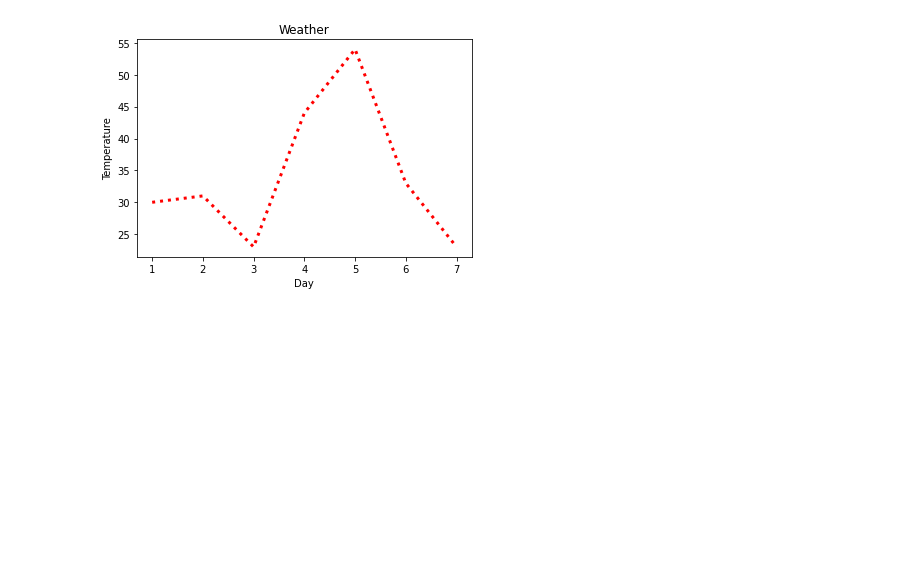
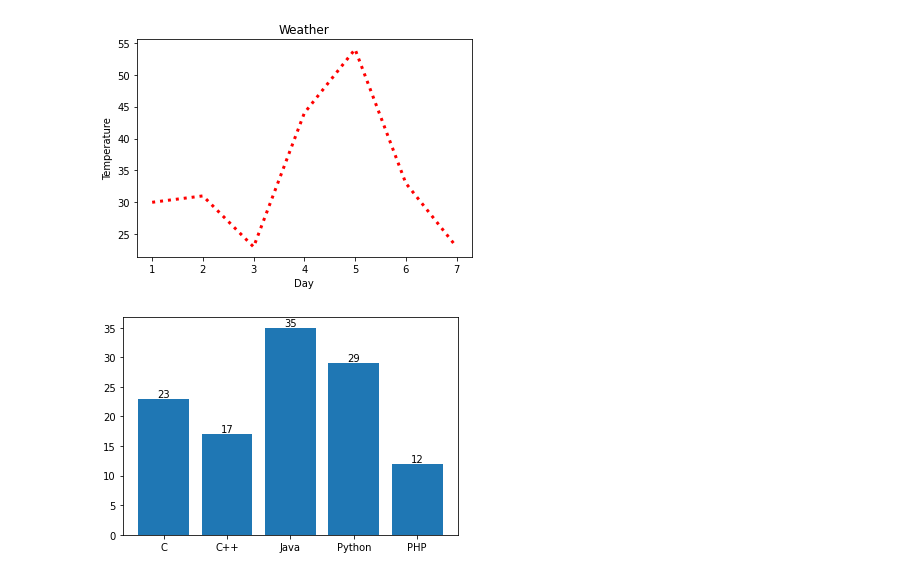
Before and after one commit to Ahmet-Burhan/Data_Science, a Jupyter notebook: Self Study/Matplotlib.ipynb, the cells around one changed output. Saved outputs shown, nothing was run; the diff lists cells and outputs as text; code cells hidden in the pictures; blank space fills up the shorter version.

```diff
--- a/Self Study/Matplotlib.ipynb
+++ b/Self Study/Matplotlib.ipynb
@@ -41,3 +44,15 @@ plt.plot(x,y,color="red",linewidth=3,lineStyle="dotted")
 # %% [output]
 [<matplotlib.lines.Line2D at 0x...>]
 [figure]
+# %%
+langs = ['C', 'C++', 'Java', 'Python', 'PHP']
+students = [23,17,35,29,12]
+
+fig, ax = plt.subplots()
+
+ax.bar(langs, students)
+
+for i in range(len(langs)):
+    plt.text(langs[i], students[i], str(students[i]), ha="center",va="bottom")
+# %% [output]
+[figure, added]
```
Also changed, not shown: parts of 1 cell of this notebook, 4 other files.
